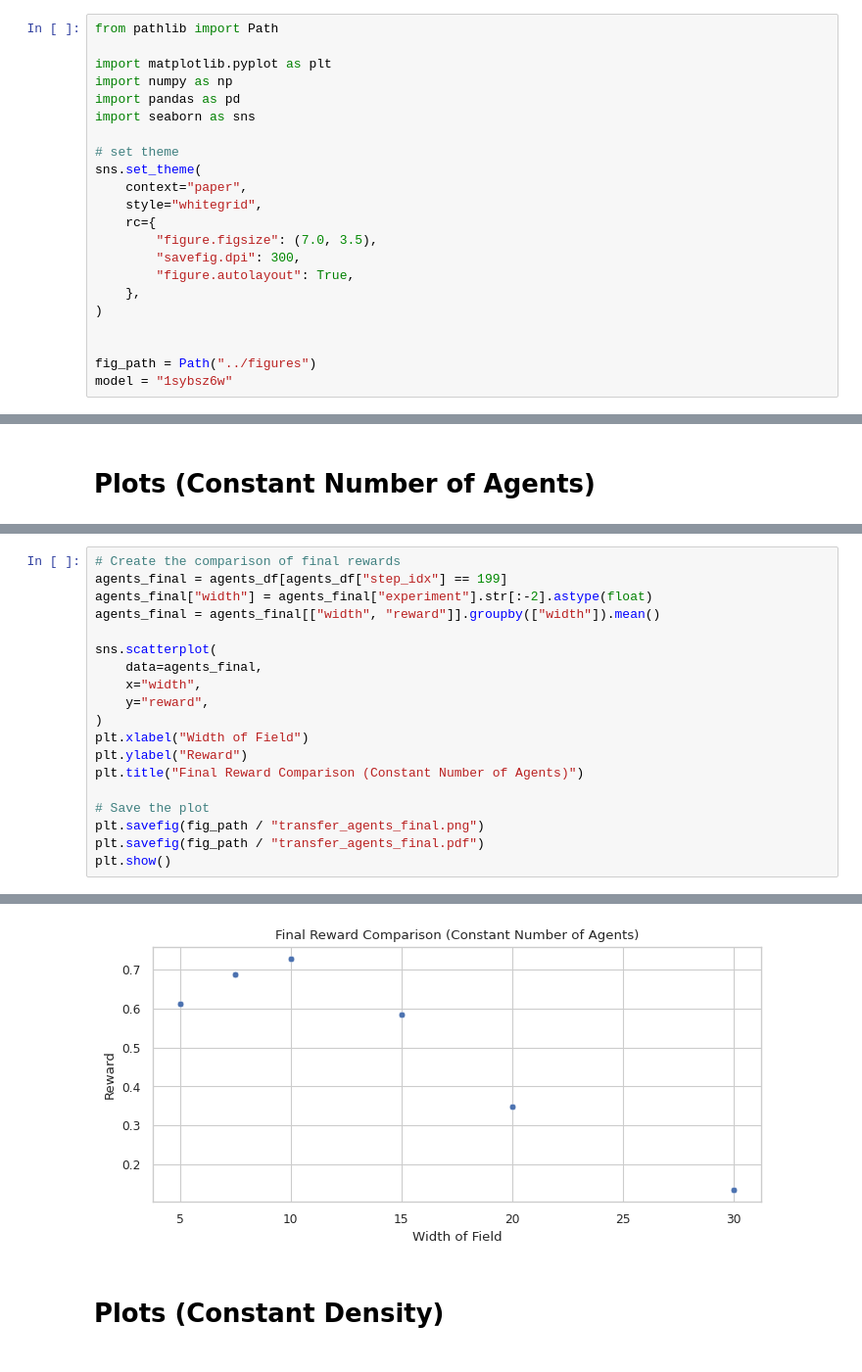
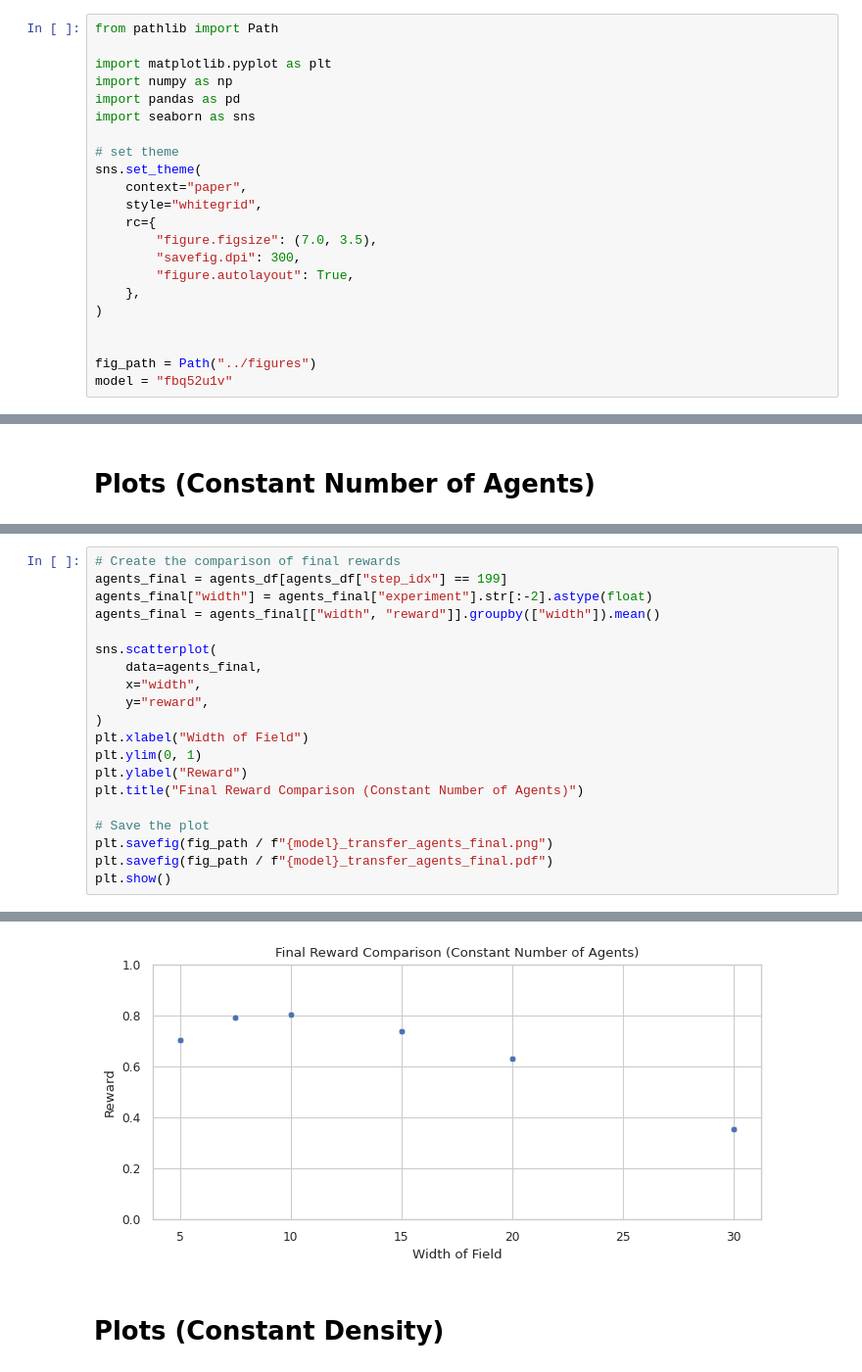
Before and after one commit to Damowerko/motion-planning, a Jupyter notebook: notebooks/transfer.ipynb, the cells around one changed output, grey strips where cells are left out. Shown at 98% size. Cells and saved outputs as stored; diff of their text form.

```diff
--- a/notebooks/transfer.ipynb
+++ b/notebooks/transfer.ipynb
@@ -19,7 +19,7 @@ sns.set_theme(
 
 
 fig_path = Path("../figures")
-model = "1sybsz6w"
+model = "fbq52u1v"
 # %% [markdown]
 # Load Data
 # %%
@@ -126,29 +127,30 @@ plt.show()
 # %%
 # Create the comparison of final rewards
 agents_final = agents_df[agents_df["step_idx"] == 199]
 agents_final["width"] = agents_final["experiment"].str[:-2].astype(float)
 agents_final = agents_final[["width", "reward"]].groupby(["width"]).mean()
 
 sns.scatterplot(
     data=agents_final,
     x="width",
     y="reward",
 )
 plt.xlabel("Width of Field")
+plt.ylim(0, 1)
 plt.ylabel("Reward")
 plt.title("Final Reward Comparison (Constant Number of Agents)")
 
 # Save the plot
-plt.savefig(fig_path / "transfer_agents_final.png")
-plt.savefig(fig_path / "transfer_agents_final.pdf")
+plt.savefig(fig_path / f"{model}_transfer_agents_final.png")
+plt.savefig(fig_path / f"{model}_transfer_agents_final.pdf")
 plt.show()
 # %% [output]
 A value is trying to be set on a copy of a slice from a DataFrame.
 Try using .loc[row_indexer,col_indexer] = value instead
 
 See the caveats in the documentation: https://pandas.pydata.org/pandas-docs/stable/user_guide/indexing.html#returning-a-view-versus-a-copy
   agents_final["width"] = agents_final["experiment"].str[:-2].astype(float)
-[figure, old version]
+[figure, new version]
 # %% [markdown]
 # Plots (Constant Density)
 # %%
```
Also changed, not shown: parts of 6 cells of this notebook, 1 other file.
